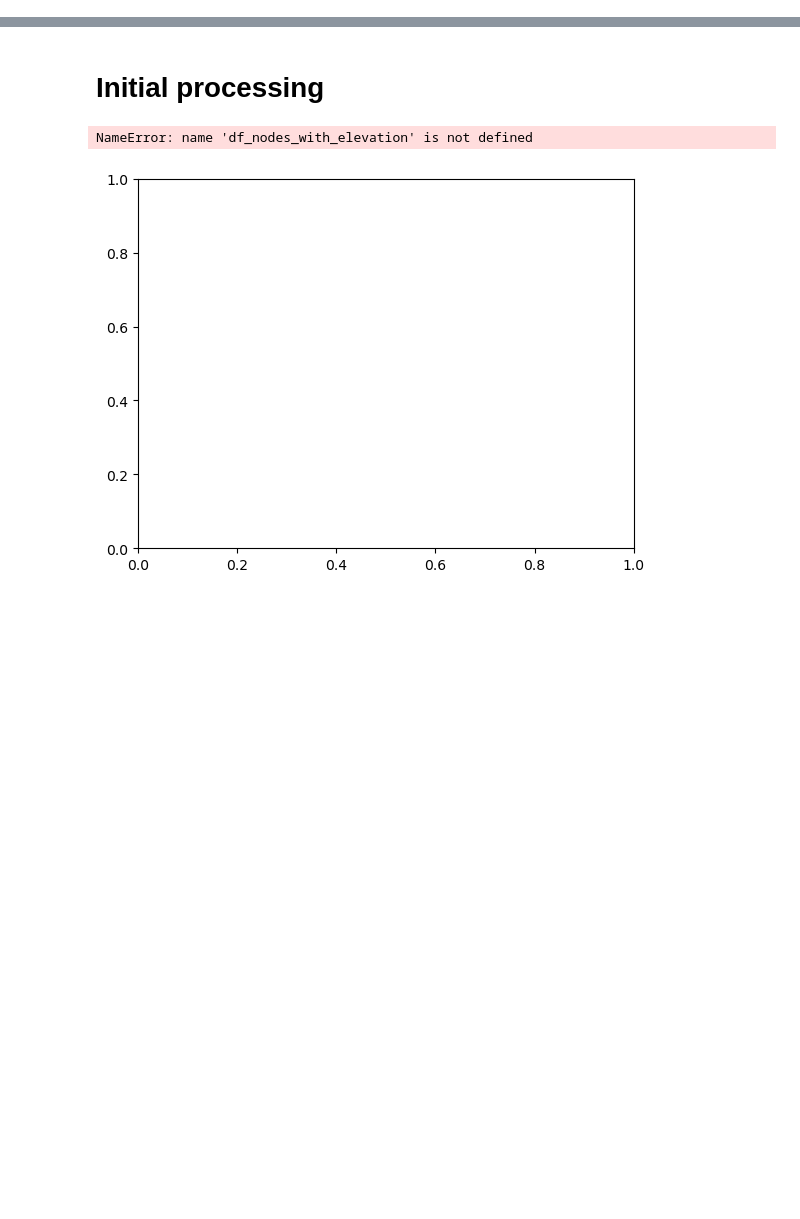
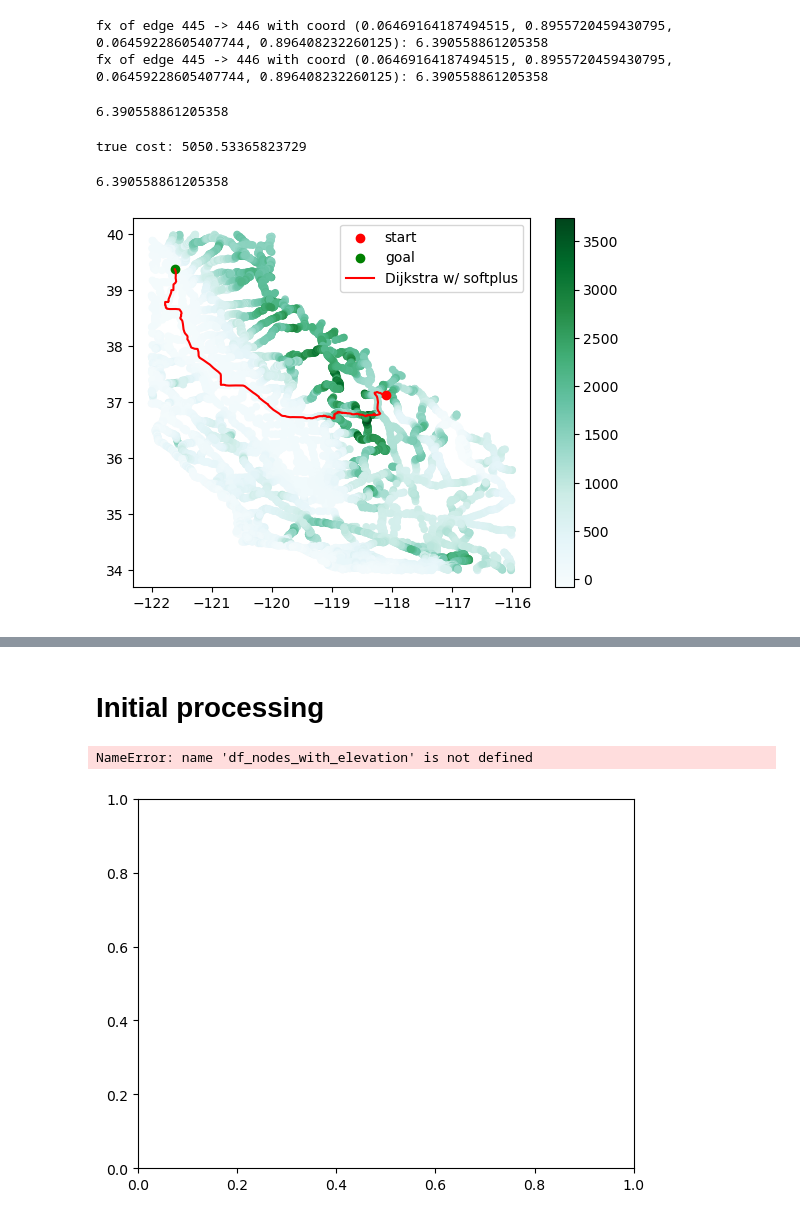
Before and after one commit to RaulAstudillo06/PSBAX, a Jupyter notebook: experiments/shortest-path/test_dijkstra.ipynb, the cells around one changed output, grey strips where cells are left out. Saved outputs shown, nothing was run; the diff lists cells and outputs as text; code cells hidden in the pictures; blank space fills up the shorter version.

```diff
--- a/experiments/shortest-path/test_dijkstra.ipynb
+++ b/experiments/shortest-path/test_dijkstra.ipynb
@@ -7,0 +164,75 @@ import math
+# %%
+u, v = 445, 446
+coord = tuple(G[u][v]["coord"])
+fx = edge_coord_to_fx[coord]
+print(f'fx of edge {u} -> {v} with coord {coord}: {fx}')
+
+coord = (
+    df_nodes.loc[u]["norm_longitude"],
+    df_nodes.loc[u]["norm_latitude"],
+    df_nodes.loc[v]["norm_longitude"],
+    df_nodes.loc[v]["norm_latitude"]
+)
+fx = edge_coord_to_fx[coord]
+print(f'fx of edge {u} -> {v} with coord {coord}: {fx}')
+# %% [output]
+fx of edge 445 -> 446 with coord (0.06469164187494515, 0.8955720459430795, 0.06459228605407744, 0.896408232260125): 6.390558861205358
+fx of edge 445 -> 446 with coord (0.06469164187494515, 0.8955720459430795, 0.06459228605407744, 0.896408232260125): 6.390558861205358
+# %%
+G[445][446]["fx"]
+# %% [output]
+6.390558861205358
+# %%
+edge_pos = []
+edges_weights = []
+true_cost = 0
+for i in range(len(P)-1):
+    u, v = P[i], P[i+1]
+    coord = (
+        df_nodes.loc[u]["norm_longitude"],
+        df_nodes.loc[u]["norm_latitude"],
+        df_nodes.loc[v]["norm_longitude"],
+        df_nodes.loc[v]["norm_latitude"]
+    )
+    edge_pos.append(coord)
+    edges_weights.append(edge_coord_to_fx[coord])
+    edge = df_edges[
+        (df_edges["start_nodeid"] == u) & (df_edges["end_nodeid"] == v)
+    ]
+    true_cost += edge["fx"].values[0]
+
+print(f"true cost: {true_cost}")
+# %% [output]
+true cost: 5050.53365823729
+# %%
+edge= df_edges[
+        (df_edges["start_nodeid"] == 445) & (df_edges["end_nodeid"] == 446)
+    ]
+print(edge["fx"].values[0])
+# %% [output]
+6.390558861205358
+# %%
+import matplotlib.pyplot as plt
+# Plot the graph
+fig, ax = plt.subplots()
+
+start_coords = df_nodes.loc[start][["longitude", "latitude"]]
+goal_coords = df_nodes.loc[goal][["longitude", "latitude"]]
+
+points = ax.scatter(df_nodes["longitude"], df_nodes["latitude"], c=df_nodes["elevation"], s=20, cmap="BuGn")
+
+# plot start and end
+ax.scatter(start_coords["longitude"], start_coords["latitude"], color="red", label="start")
+ax.scatter(goal_coords["longitude"], goal_coords["latitude"], color="green", label="goal")
+
+P_nodes = [
+    (df_nodes.loc[u]["longitude"], df_nodes.loc[u]["latitude"])
+    for u in P
+]
+P_nodes = np.array(P_nodes)
+ax.plot(P_nodes[:, 0], P_nodes[:, 1], color="red", label="Dijkstra w/ softplus")
+fig.colorbar(points)
+ax.legend()
+plt.show()
+# %% [output]
+[figure, added]
```
Also changed, not shown: parts of 6 cells of this notebook, 3 other files.
